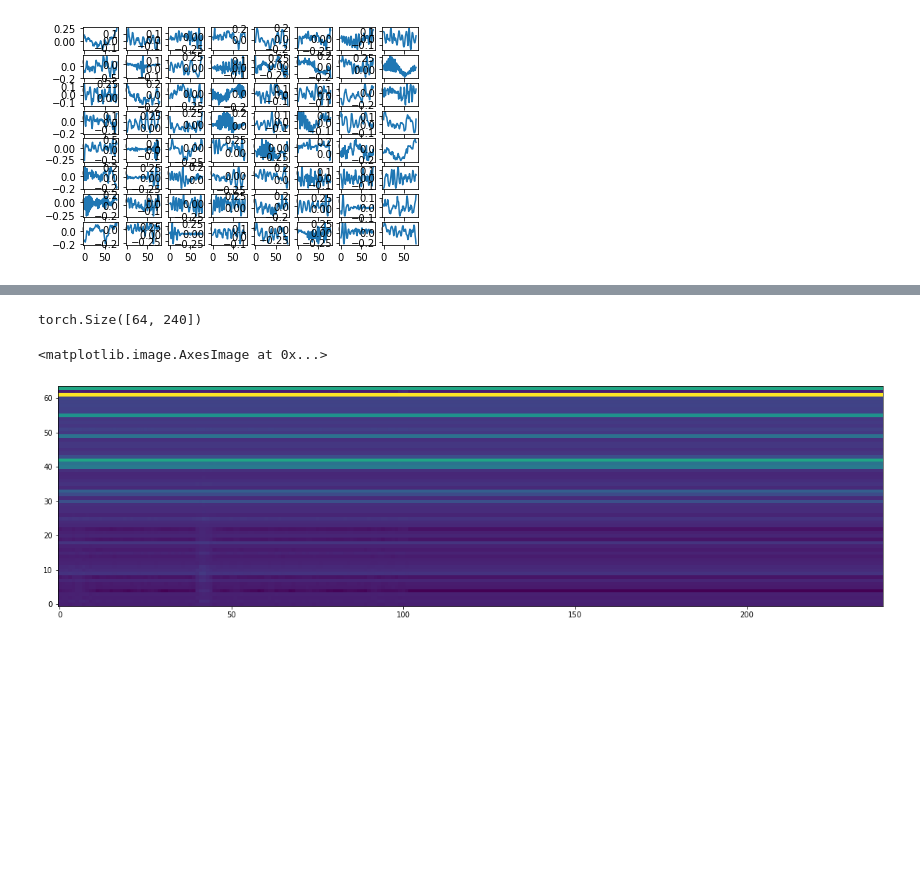
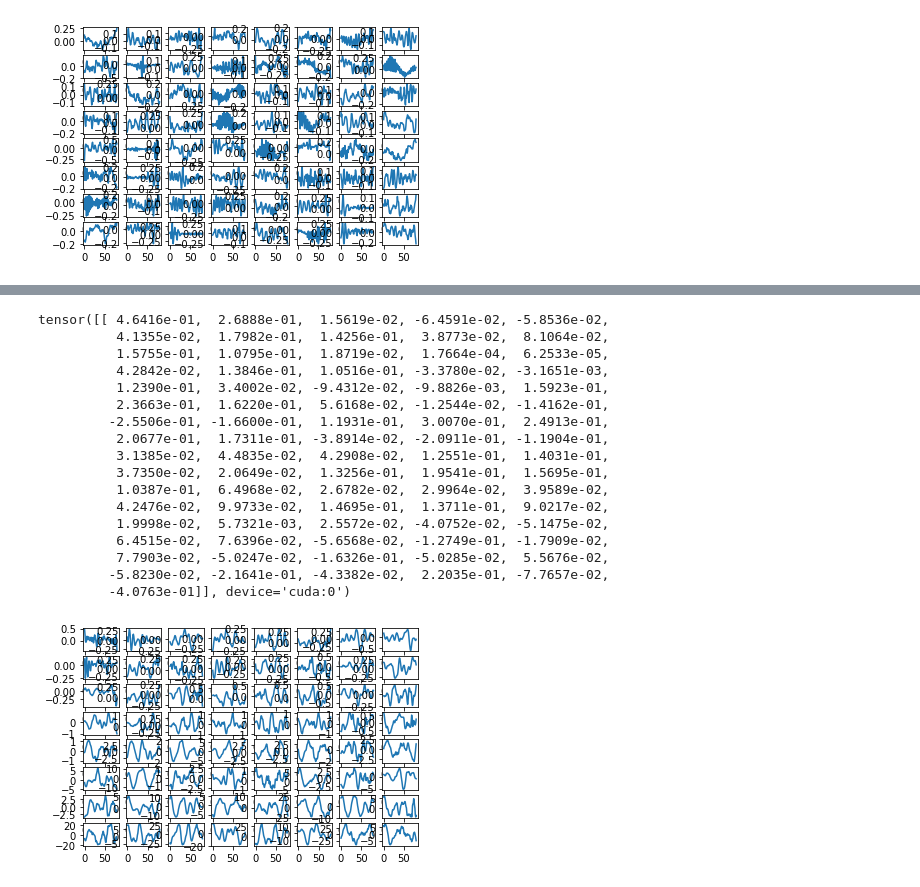
Before and after one commit to IstiaqAnsari/SpectNet, a Jupyter notebook: codes/mfcc model visualization .ipynb, the cells around one changed output, grey strips where cells are left out. Cells and saved outputs as stored; diff of their text form; code cells hidden in the pictures; blank space fills up the shorter version.

```diff
--- a/codes/mfcc model visualization .ipynb
+++ b/codes/mfcc model visualization .ipynb
@@ -23,13 +23,13 @@ mfcc_gen = MFCC_Gen(fs=1000,filters=64)
 class WHOLE_MODEL(nn.Module):
     def __init__(self,kernel_size = 81,filters = 26,fs=1000,winlen=0.025,winstep=0.01,dimension=1):
         super(WHOLE_MODEL,self).__init__()
-        self.mfcc = MFCC_Gen_coeff(fs=1000,filters=64,momentum=0.99)
+        self.mfcc = MFCC_Gen(fs=1000,filters=64)
         self.classifier = Network(2,0)
-#         for x in self.mfcc.gamma.named_parameters():
-#             x[1].requires_grad = False
+        for x in self.mfcc.gamma.named_parameters():
+            x[1].requires_grad = True
     def forward(self,x):
         x = self.mfcc(x)
+        x = x.transpose(2,1)
         x = x.unsqueeze(1)
-        x = x.transpose(3,2)
         x = self.classifier(x)
-        return x#,mfcc
+        return x
@@ -174,5 +155,6 @@ Estimated Total Size (MB): 67.32
 # %%
-path = '/media/mhealthra2/Data/heart_sound/Heartnet_Results/logs/gammatone_torch_layer/fold0_noFIR dbt 64 HNET_2020-05-17 17.56.06.569274/weights/'
+path_learned_from_heartnet = '/media/mhealthra2/Data/heart_sound/Heartnet_Results/logs/gammatone_torch_layer/fold0_noFIR dbt 64 HNET_2020-05-17 17.56.06.569274/weights/'
+index_of_best_epoch = 5
 weights = os.listdir(path)
 len(weights)
 # %% [output]
@@ -180,2 +161,0 @@ len(weights)
-# %%
-model.load_state_dict(torch.load(path))
@@ -259,14 +196,31 @@ cls= model(x)
-# %%
-model.eval()
-out = model.mfcc(x)
-wow = out[0,:,:]
-wow.shape
-# %% [output]
-torch.Size([64, 240])
-# %%
-plt.figure(figsize=(20,20))
-from matplotlib import cm
-plt.imshow(to_numpy(wow), interpolation='nearest', origin='lower')
-# %% [output]
-<matplotlib.image.AxesImage at 0x...>
-[figure, removed]
+# %%
+path = '../../Heartnet_Results/logs/gammatone_torch_layer/fold0_noFIR requires grad on_2020-06-24 16.40.50.366772/weights/weights.0004-acc_0.7225-macc_0.7581.pt'
+best = 'weights.0072-acc_0.7559-macc_0.8168.pt'
+initial = 'weights.0001-acc_0.5766-macc_0.5292.pt'
+wd = (torch.load(path))
+# %%
+for i in range(64):
+#     plt.figure(figsize=(5,5))
+    w = wd[i,:]
+    plt.subplot(8,8,i+1)
+    plt.plot(to_numpy(w).squeeze().squeeze())
+print(wd[0,:])
+# %% [output]
+tensor([[ 4.6416e-01,  2.6888e-01,  1.5619e-02, -6.4591e-02, -5.8536e-02,
+          4.1355e-02,  1.7982e-01,  1.4256e-01,  3.8773e-02,  8.1064e-02,
+          1.5755e-01,  1.0795e-01,  1.8719e-02,  1.7664e-04,  6.2533e-05,
+          4.2842e-02,  1.3846e-01,  1.0516e-01, -3.3780e-02, -3.1651e-03,
+          1.2390e-01,  3.4002e-02, -9.4312e-02, -9.8826e-03,  1.5923e-01,
+          2.3663e-01,  1.6220e-01,  5.6168e-02, -1.2544e-02, -1.4162e-01,
+         -2.5506e-01, -1.6600e-01,  1.1931e-01,  3.0070e-01,  2.4913e-01,
+          2.0677e-01,  1.7311e-01, -3.8914e-02, -2.0911e-01, -1.1904e-01,
+          3.1385e-02,  4.4835e-02,  4.2908e-02,  1.2551e-01,  1.4031e-01,
+          3.7350e-02,  2.0649e-02,  1.3256e-01,  1.9541e-01,  1.5695e-01,
+          1.0387e-01,  6.4968e-02,  2.6782e-02,  2.9964e-02,  3.9589e-02,
+          4.2476e-02,  9.9733e-02,  1.4695e-01,  1.3711e-01,  9.0217e-02,
+          1.9998e-02,  5.7321e-03,  2.5572e-02, -4.0752e-02, -5.1475e-02,
+          6.4515e-02,  7.6396e-02, -5.6568e-02, -1.2749e-01, -1.7909e-02,
+          7.7903e-02, -5.0247e-02, -1.6326e-01, -5.0285e-02,  5.5676e-02,
+         -5.8230e-02, -2.1641e-01, -4.3382e-02,  2.2035e-01, -7.7657e-02,
+         -4.0763e-01]], device='cuda:0')
+[figure, added]
```
Also changed, not shown: parts of 15 cells of this notebook, 8 other files.
